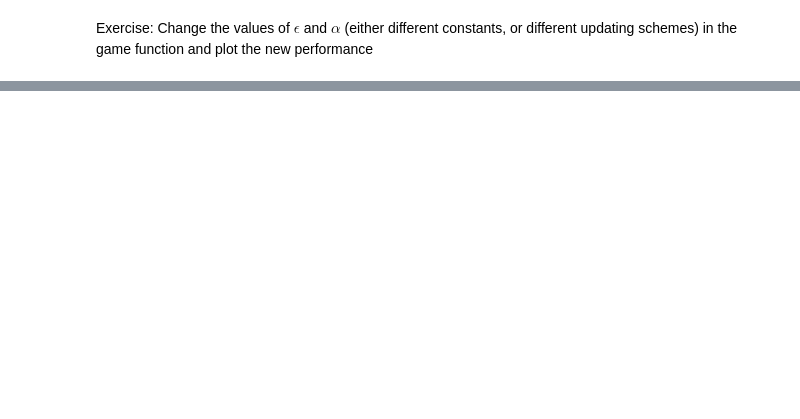
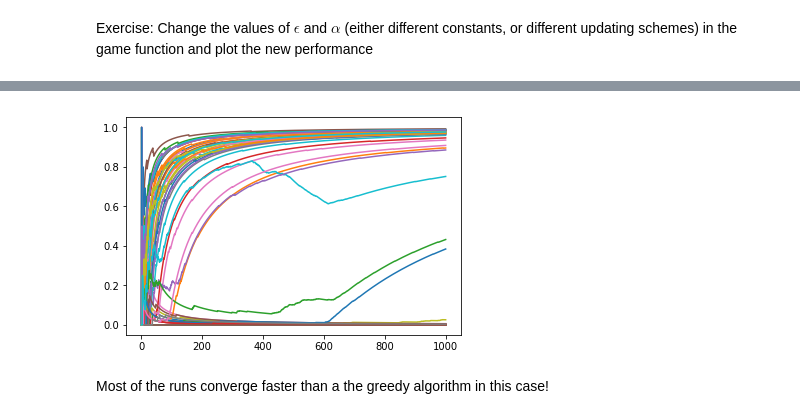
Before and after one commit to sidiatig/Reinforcement-Learning, a Jupyter notebook: Chapter2.ipynb, the cells around one changed output, grey strips where cells are left out. Cells and saved outputs as stored; diff of their text form; code cells hidden in the pictures; blank space fills up the shorter version.

```diff
--- a/Chapter2.ipynb
+++ b/Chapter2.ipynb
@@ -191,0 +248,27 @@ Exercise: Change the values of $\epsilon$ and $\alpha$ (either different constan
+# %%
+#Define a game
+def game(bandit,player,N):
+    '''Given a slot machine bandit, a player and a number of trials N,
+    returns the perfomance of a player'''
+    k = bandit.k
+    best_arm = bandit.best_arm
+    num_best_arm = 0
+    perc_best_arm = [0] # % of choices for the best arm at each iteration
+    total_reward = [0]; #total rewards up to time t
+    player.avgR = 0.0
+
+    for n in range(N):
+        #Choose an action
+        a = player.softmax_action()
+        num_best_arm += (a == best_arm)
+        perc_best_arm.append(num_best_arm/(n+1))
+
+        #play
+        reward = bandit.play(a)
+        total_reward.append(total_reward[-1] + reward)
+
+        #Update beliefs on average Rewards Q
+        player.avgR = n/(n+1) * player.avgR + 1/(n+1)*reward
+        player.update_H(a,reward)
+
+    return(perc_best_arm, total_reward)
@@ -191,0 +300,21 @@ Exercise: Change the values of $\epsilon$ and $\alpha$ (either different constan
+# %%
+k=10 #arms
+N = 1000 #trials
+
+for n in range(50):
+    #Create a slot machine
+    dist = np.ones((2,k))
+    dist[0,:] = np.abs(rd.normal(5,1,k))
+    bandit = Bandit(k,dist)
+
+    #Create a player
+    player = Player(k,np.zeros(k))
+    player.avgR = 0.0
+    player.alpha = 0.5
+
+    #Play the game and plot the performance
+    plt.plot(game(bandit,player,N)[0]);
+# %% [output]
+[figure, added]
+# %% [markdown]
+Most of the runs converge faster than a the greedy algorithm in this case!
```
Also changed, not shown: parts of 11 cells of this notebook.
